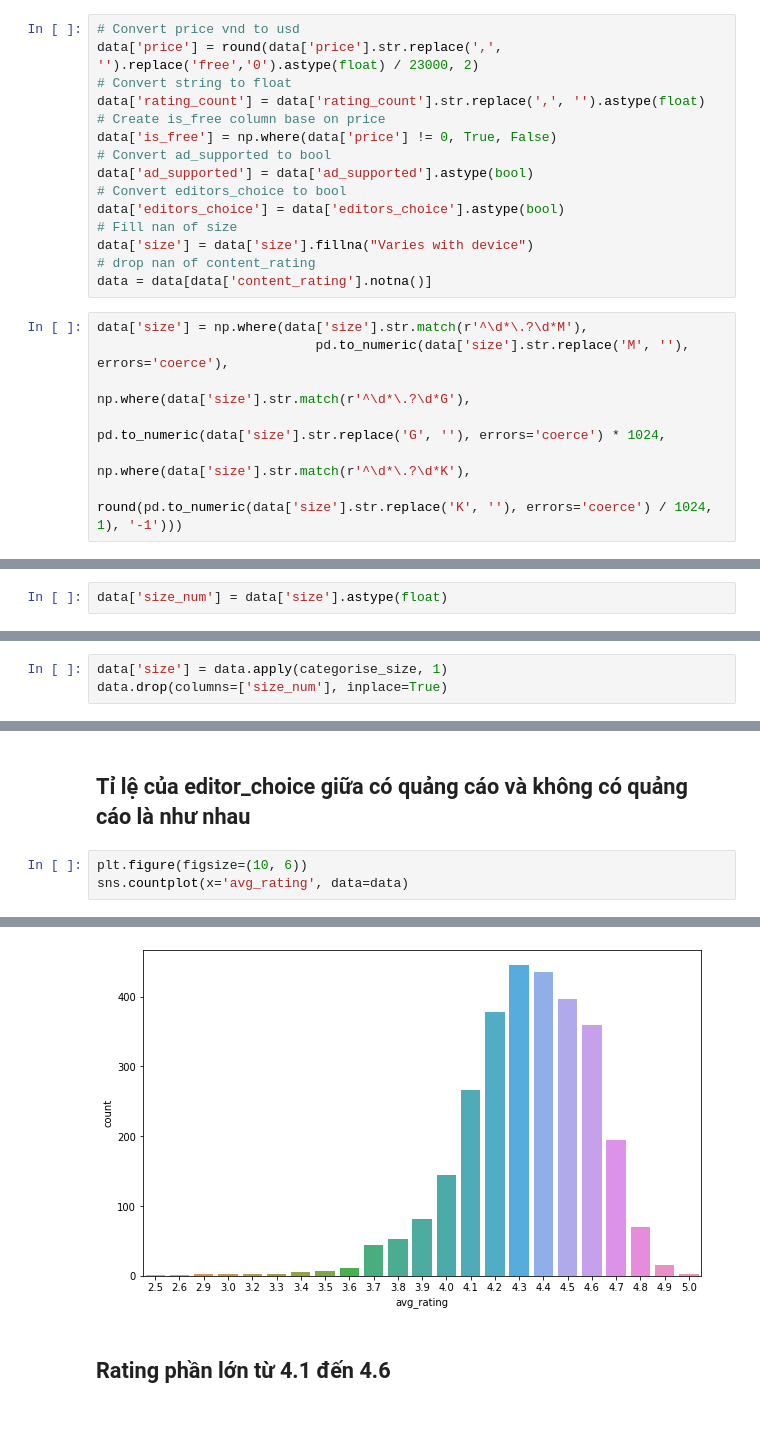
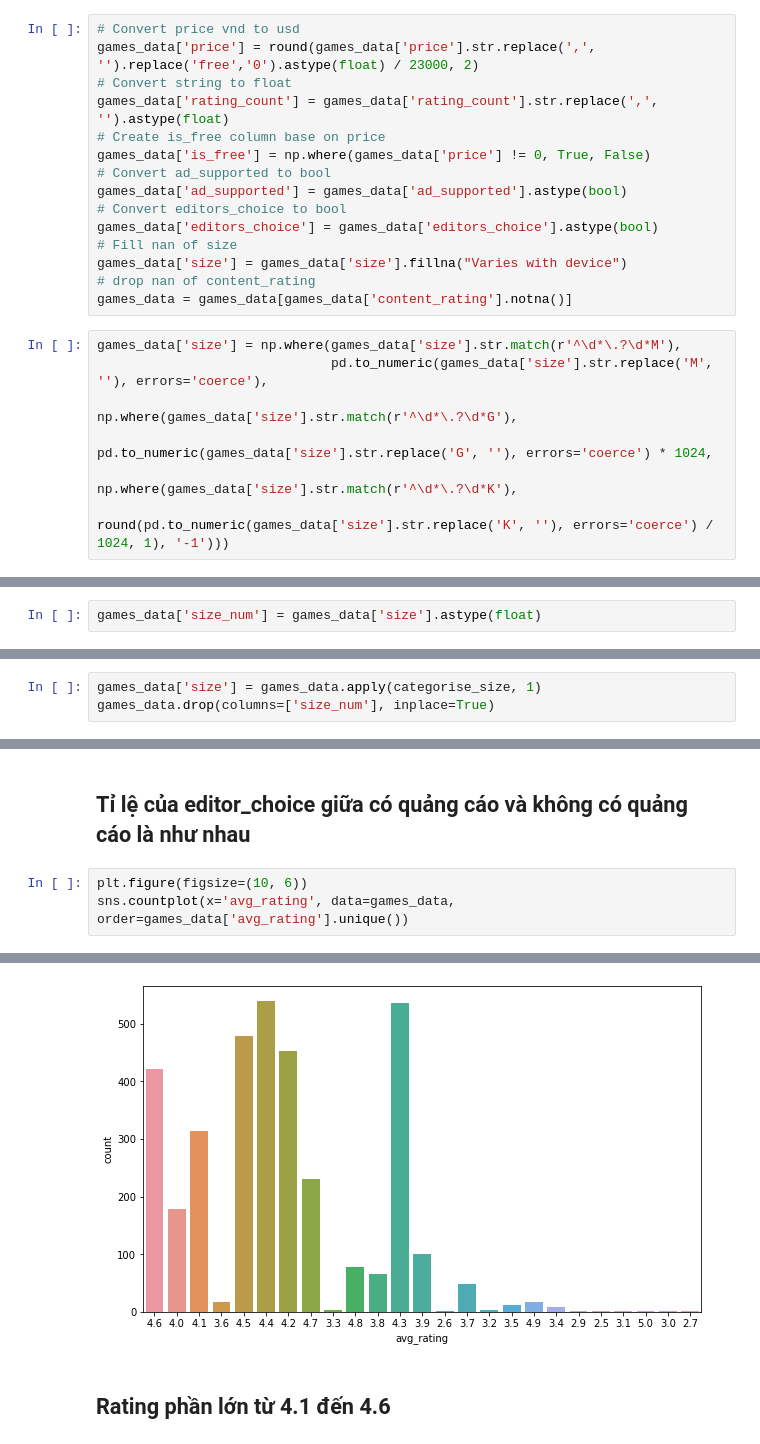
Before and after one commit to hieplk97/Recommendation-For-Games, a Jupyter notebook: jupyter_lab/Data Explorer.ipynb, the cells around one changed output, grey strips where cells are left out. Cells and saved outputs as stored; diff of their text form.

```diff
--- a/jupyter_lab/Data Explorer.ipynb
+++ b/jupyter_lab/Data Explorer.ipynb
@@ -23,23 +27,23 @@ data = pd.read_csv('games.csv')
 # %%
 # Convert price vnd to usd
-data['price'] = round(data['price'].str.replace(',', '').replace('free','0').astype(float) / 23000, 2)
+games_data['price'] = round(games_data['price'].str.replace(',', '').replace('free','0').astype(float) / 23000, 2)
 # Convert string to float
-data['rating_count'] = data['rating_count'].str.replace(',', '').astype(float)
+games_data['rating_count'] = games_data['rating_count'].str.replace(',', '').astype(float)
 # Create is_free column base on price
-data['is_free'] = np.where(data['price'] != 0, True, False)
+games_data['is_free'] = np.where(games_data['price'] != 0, True, False)
 # Convert ad_supported to bool
-data['ad_supported'] = data['ad_supported'].astype(bool)
+games_data['ad_supported'] = games_data['ad_supported'].astype(bool)
 # Convert editors_choice to bool
-data['editors_choice'] = data['editors_choice'].astype(bool)
+games_data['editors_choice'] = games_data['editors_choice'].astype(bool)
 # Fill nan of size
-data['size'] = data['size'].fillna("Varies with device")
+games_data['size'] = games_data['size'].fillna("Varies with device")
 # drop nan of content_rating
-data = data[data['content_rating'].notna()]
+games_data = games_data[games_data['content_rating'].notna()]
 # %%
-data['size'] = np.where(data['size'].str.match(r'^\d*\.?\d*M'),
-                            pd.to_numeric(data['size'].str.replace('M', ''), errors='coerce'),
-                                          np.where(data['size'].str.match(r'^\d*\.?\d*G'),
-                                                   pd.to_numeric(data['size'].str.replace('G', ''), errors='coerce') * 1024,
-                                                                 np.where(data['size'].str.match(r'^\d*\.?\d*K'),
-                                                                          round(pd.to_numeric(data['size'].str.replace('K', ''), errors='coerce') / 1024, 1), '-1')))
+games_data['size'] = np.where(games_data['size'].str.match(r'^\d*\.?\d*M'),
+                              pd.to_numeric(games_data['size'].str.replace('M', ''), errors='coerce'),
+                                            np.where(games_data['size'].str.match(r'^\d*\.?\d*G'),
+                                                     pd.to_numeric(games_data['size'].str.replace('G', ''), errors='coerce') * 1024,
+                                                                   np.where(games_data['size'].str.match(r'^\d*\.?\d*K'),
+                                                                            round(pd.to_numeric(games_data['size'].str.replace('K', ''), errors='coerce') / 1024, 1), '-1')))
 # %%
@@ -77,3 +81,3 @@ data.describe()
 # %%
-data['size_num'] = data['size'].astype(float)
+games_data['size_num'] = games_data['size'].astype(float)
 # %%
@@ -104,6 +108,6 @@ def categorise_size(row):
     else:
         return 'Large'
 # %%
-data['size'] = data.apply(categorise_size, 1)
-data.drop(columns=['size_num'], inplace=True)
+games_data['size'] = games_data.apply(categorise_size, 1)
+games_data.drop(columns=['size_num'], inplace=True)
 # %%
@@ -163,10 +167,10 @@ plt.show()
 ## Tỉ lệ của editor_choice giữa có quảng cáo và không có quảng cáo là như nhau
 # %%
 plt.figure(figsize=(10, 6))
-sns.countplot(x='avg_rating', data=data)
+sns.countplot(x='avg_rating', data=games_data, order=games_data['avg_rating'].unique())
 # %% [output]
 <AxesSubplot:xlabel='avg_rating', ylabel='count'>
-[figure, old version]
+[figure, new version]
 # %% [markdown]
 ## Rating phần lớn từ 4.1 đến 4.6
 # %%
```
Also changed, not shown: parts of 56 cells of this notebook, 1 other file.
